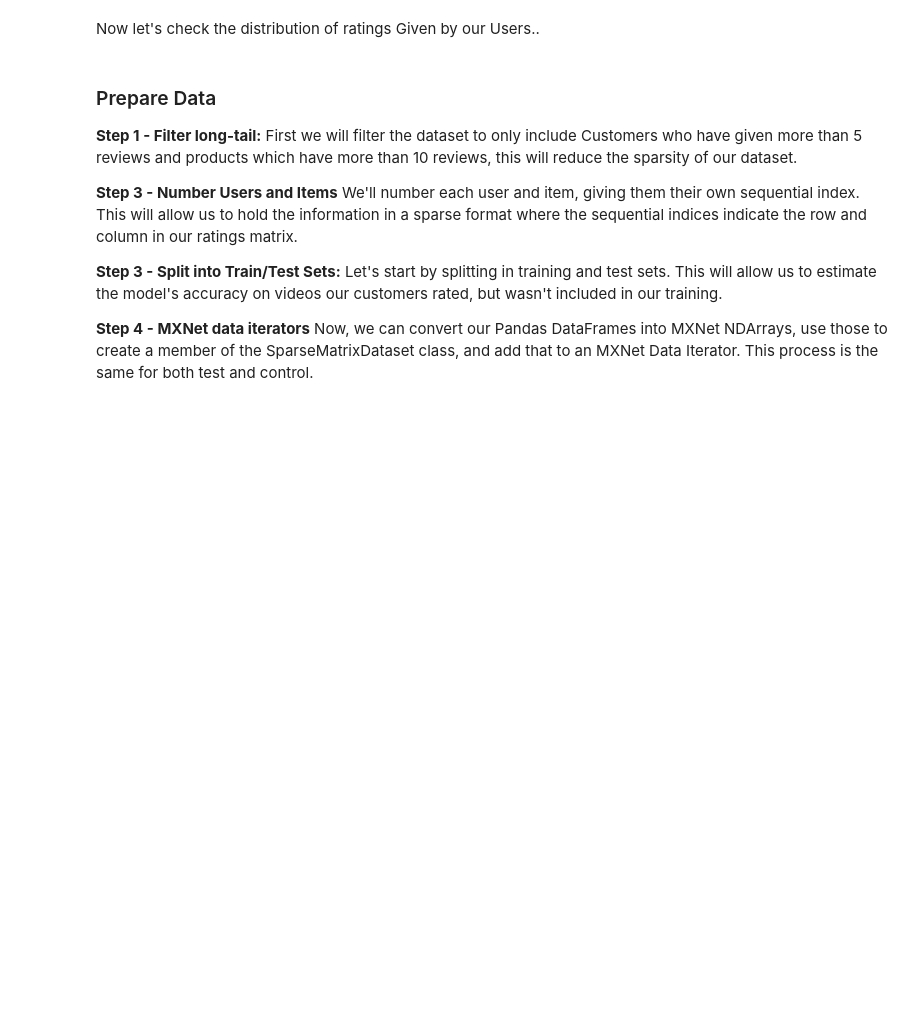
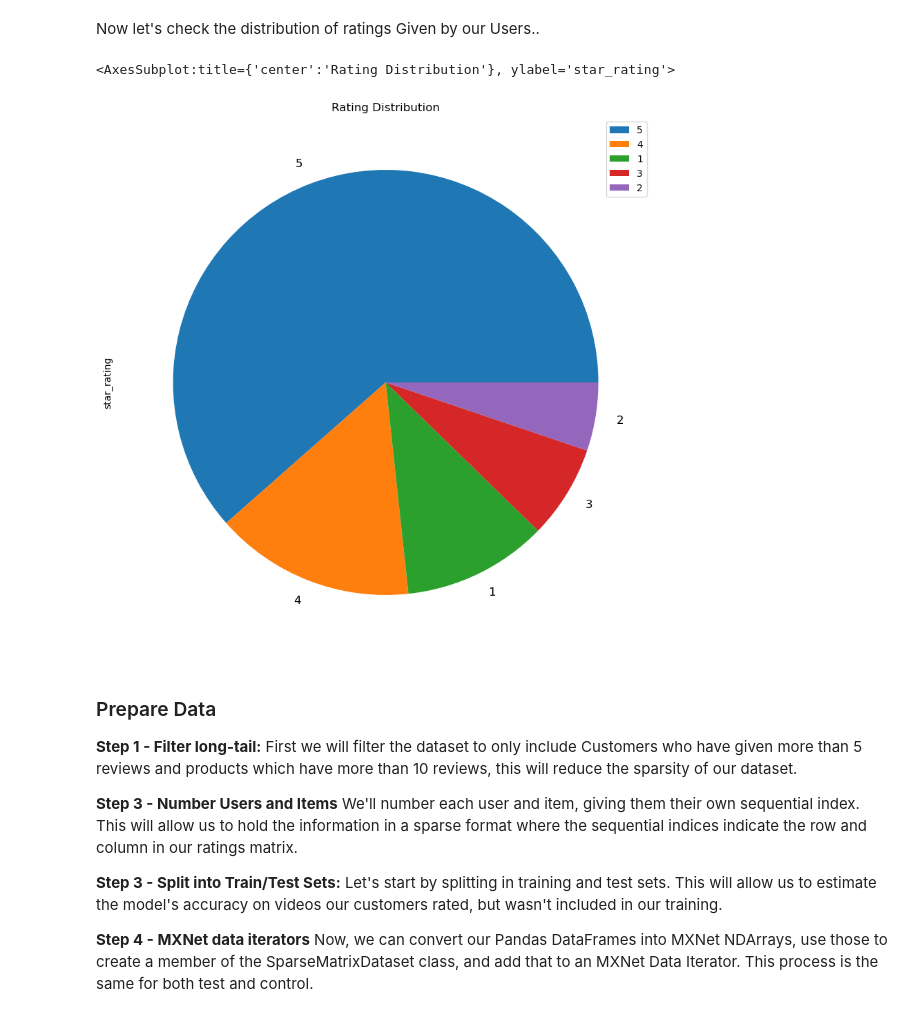
Before and after one commit to amirhossein-yousefi/Recommendation_System, a Jupyter notebook: Recommendation System Using MXNET on AWS Sagemaker.ipynb, the cells around one changed output. Drawn from its saved outputs; the diff is of its cells as text; code cells hidden in the pictures; blank space fills up the shorter version.

```diff
--- a/Recommendation System Using MXNET on AWS Sagemaker.ipynb
+++ b/Recommendation System Using MXNET on AWS Sagemaker.ipynb
@@ -111,5 +193,10 @@ Lets check the Average Rating for the Top 50 Products
 # %% [markdown]
 Now let's check the distribution of ratings Given by our Users..
+# %%
+df['star_rating'].value_counts().plot(kind='pie',title='Rating Distribution',figsize=(15,10),legend=True,fontsize=12)
+# %% [output]
+<AxesSubplot:title={'center':'Rating Distribution'}, ylabel='star_rating'>
+[figure, added]
 # %% [markdown]
 ### Prepare Data
 
```
Also changed, not shown: parts of 25 cells of this notebook, 1 other file.
